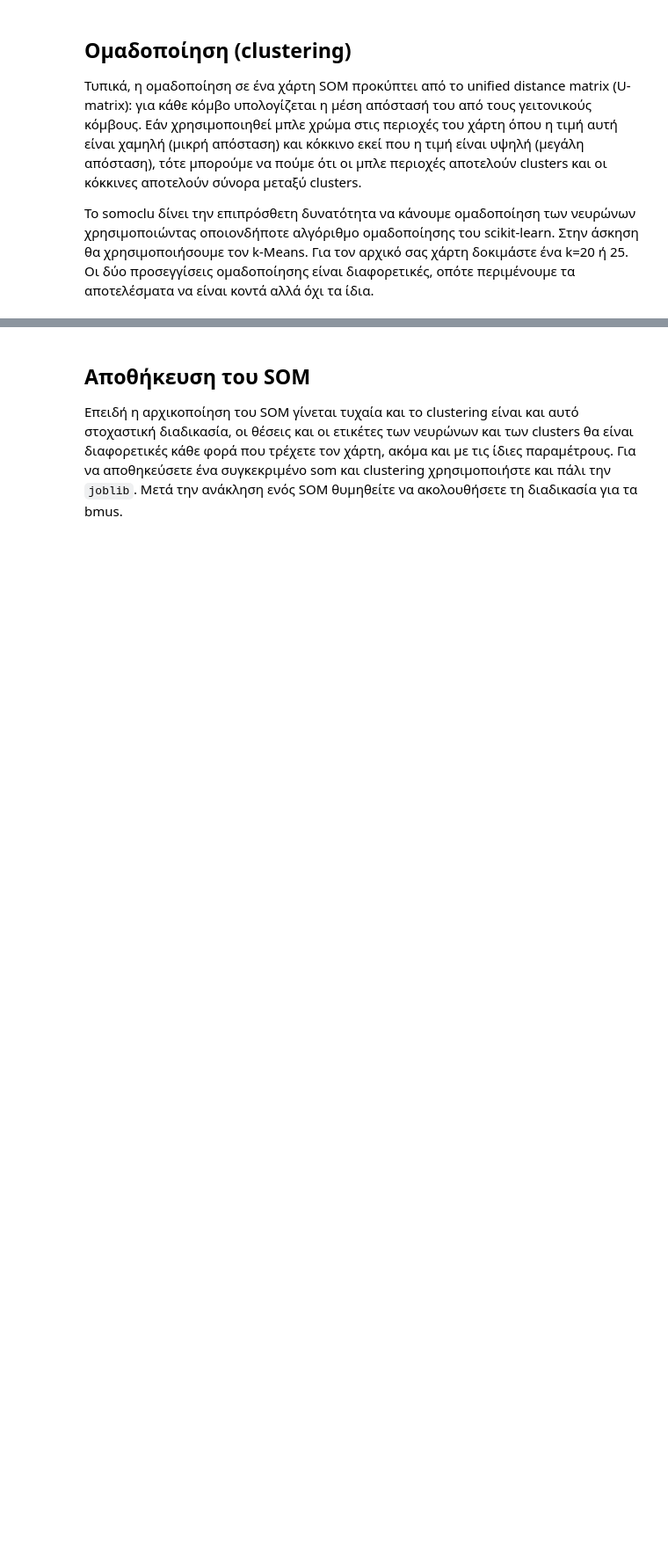
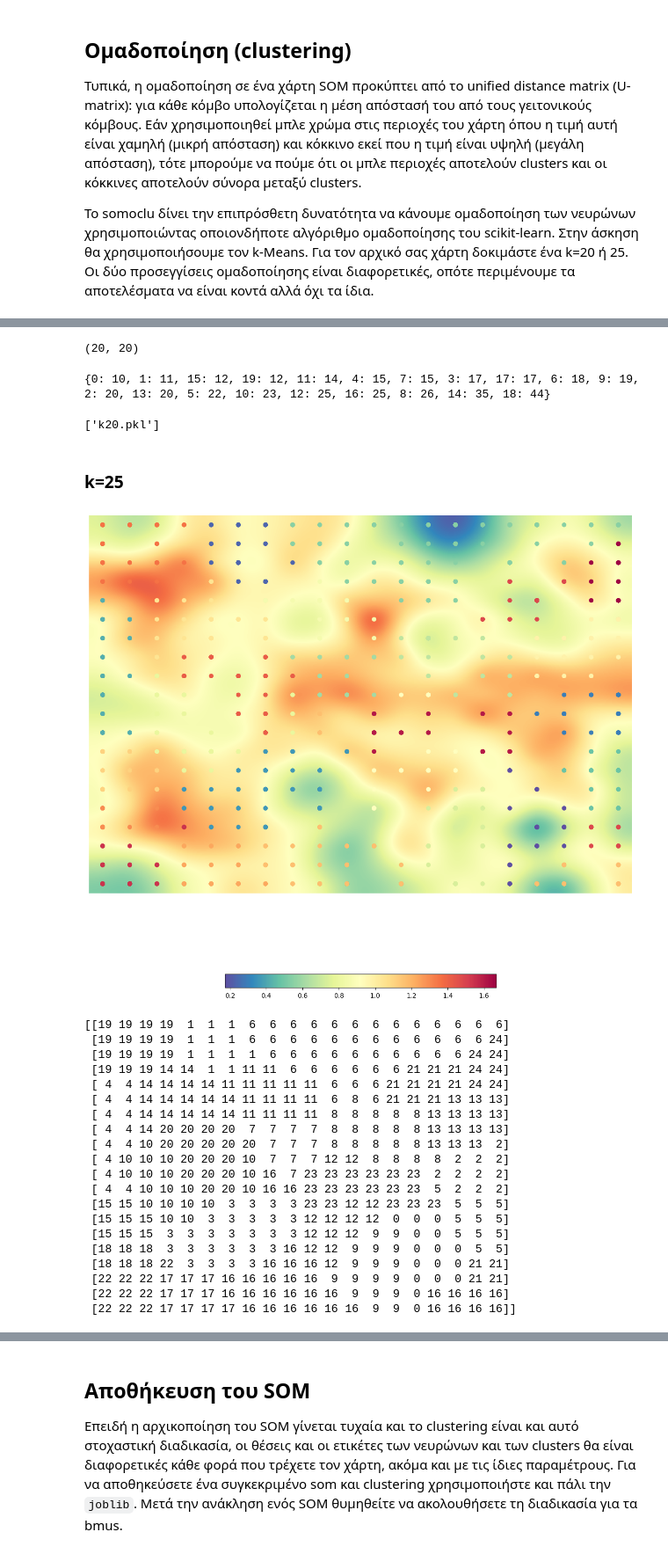
Before and after one commit to ngregoriade/neural_net_ntua, a Jupyter notebook: lab2/Εργασία_2_Unsupervised_Learning_Εκφώνηση (1).ipynb, the cells around one changed output, grey strips where cells are left out. Shown at 88% size. Saved outputs shown, nothing was run; the diff lists cells and outputs as text; code cells hidden in the pictures; blank space fills up the shorter version.

```diff
--- a/lab2/Εργασία_2_Unsupervised_Learning_Εκφώνηση (1).ipynb
+++ b/lab2/Εργασία_2_Unsupervised_Learning_Εκφώνηση (1).ipynb
@@ -605,0 +1335,45 @@ To somoclu δίνει την επιπρόσθετη δυνατότητα να κ
+# %%
+som.clusters.shape
+# %% [output]
+(20, 20)
+# %%
+cl_id, cl_cnt = np.unique(som.clusters, return_counts = True)
+cl_info = dict(zip(cl_id, cl_cnt))
+cl_info_sorted = { k: v for k, v in sorted(cl_info.items(), key = lambda item: item[1]) }
+print(cl_info_sorted)
+# %% [output]
+{0: 10, 1: 11, 15: 12, 19: 12, 11: 14, 4: 15, 7: 15, 3: 17, 17: 17, 6: 18, 9: 19, 2: 20, 13: 20, 5: 22, 10: 23, 12: 25, 16: 25, 8: 26, 14: 35, 18: 44}
+# %%
+joblib.dump(som,'k20.pkl')
+# %% [output]
+['k20.pkl']
+# %% [markdown]
+### k=25
+# %%
+k = 25
+km25 = KMeans(n_clusters=k,random_state=1)
+som.cluster(algorithm=km25)
+som.view_umatrix(bestmatches=True,figsize=(15,15), colorbar=True)
+print(som.clusters)
+# %% [output]
+[figure, added]
+[[19 19 19 19  1  1  1  6  6  6  6  6  6  6  6  6  6  6  6  6]
+ [19 19 19 19  1  1  1  6  6  6  6  6  6  6  6  6  6  6  6 24]
+ [19 19 19 19  1  1  1  1  6  6  6  6  6  6  6  6  6  6 24 24]
+ [19 19 19 14 14  1  1 11 11  6  6  6  6  6  6 21 21 21 24 24]
+ [ 4  4 14 14 14 14 11 11 11 11 11  6  6  6 21 21 21 21 24 24]
+ [ 4  4 14 14 14 14 14 11 11 11 11  6  8  6 21 21 21 13 13 13]
+ [ 4  4 14 14 14 14 14 11 11 11 11  8  8  8  8  8 13 13 13 13]
+ [ 4  4 14 20 20 20 20  7  7  7  7  8  8  8  8  8 13 13 13 13]
+ [ 4  4 10 20 20 20 20 20  7  7  7  8  8  8  8  8 13 13 13  2]
+ [ 4 10 10 10 20 20 20 10  7  7  7 12 12  8  8  8  8  2  2  2]
+ [ 4 10 10 10 20 20 20 10 16  7 23 23 23 23 23 23  2  2  2  2]
+ [ 4  4 10 10 10 20 20 10 16 16 23 23 23 23 23 23  5  2  2  2]
+ [15 15 10 10 10 10  3  3  3  3 23 23 12 12 23 23 23  5  5  5]
+ [15 15 15 10 10  3  3  3  3  3 12 12 12 12  0  0  0  5  5  5]
+ [15 15 15  3  3  3  3  3  3  3 12 12 12  9  9  0  0  5  5  5]
+ [18 18 18  3  3  3  3  3  3 16 12 12  9  9  9  0  0  0  5  5]
+ [18 18 18 22  3  3  3  3 16 16 16 12  9  9  9  0  0  0 21 21]
+ [22 22 22 17 17 17 16 16 16 16 16  9  9  9  9  0  0  0 21 21]
+ [22 22 22 17 17 17 16 16 16 16 16 16  9  9  9  0 16 16 16 16]
+ [22 22 22 17 17 17 17 16 16 16 16 16 16  9  9  0 16 16 16 16]]
```
Also changed, not shown: parts of 119 cells of this notebook, 2 other files.
